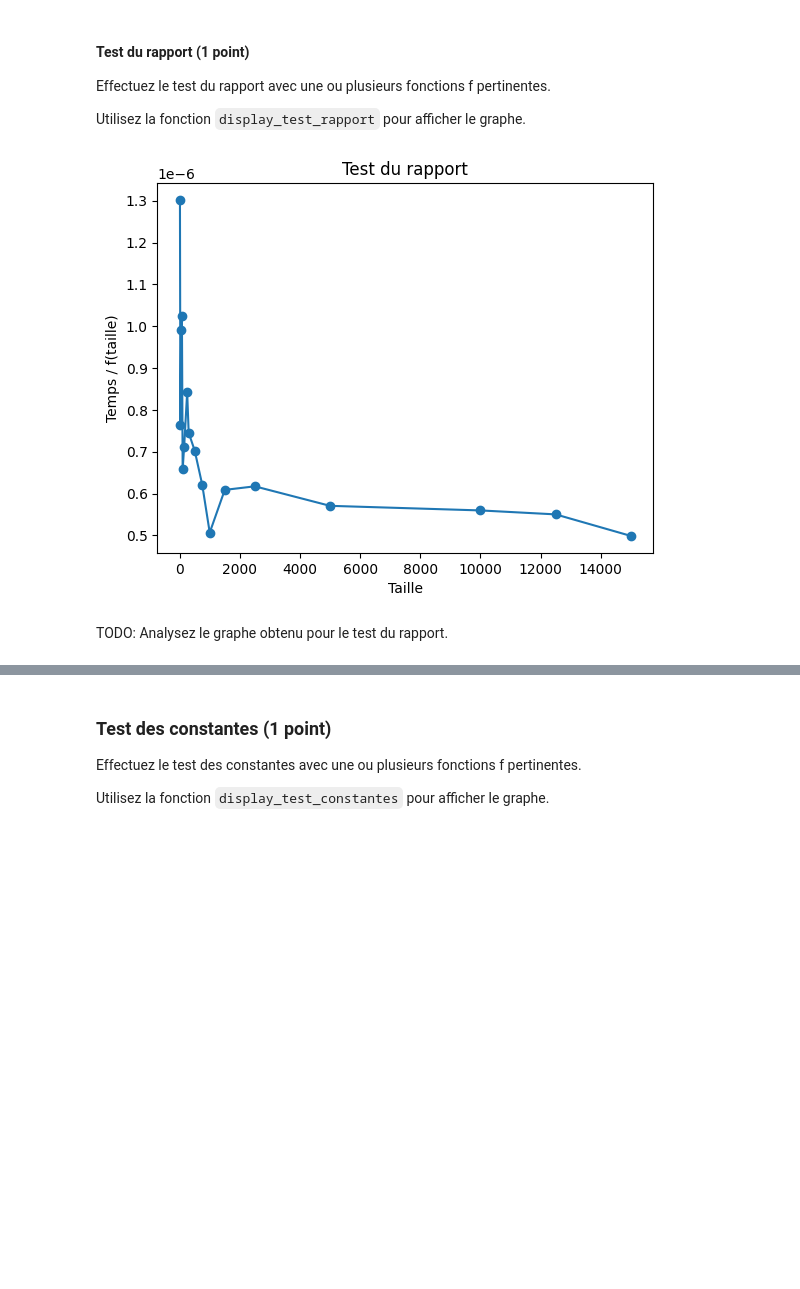
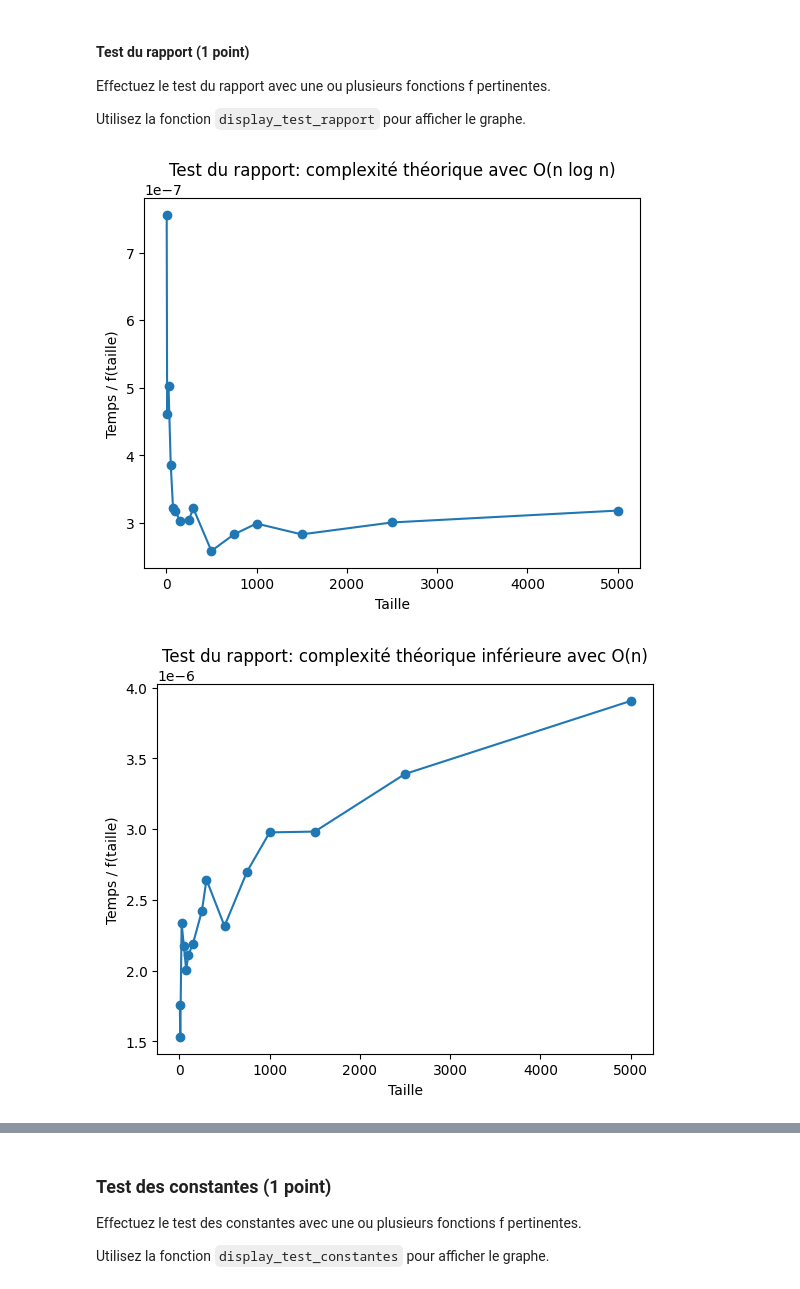
Before and after one commit to TPerronTouchette/INF8775, a Jupyter notebook: TP1_A25/TP1_A25.ipynb, the cells around one changed output, grey strips where cells are left out. Cells and saved outputs as stored; diff of their text form; code cells hidden in the pictures; blank space fills up the shorter version.

```diff
--- a/TP1_A25/TP1_A25.ipynb
+++ b/TP1_A25/TP1_A25.ipynb
@@ -631,13 +629,19 @@ TODO: Analysez le graphe obtenu pour le test de puissance.
 Effectuez le test du rapport avec une ou plusieurs fonctions f pertinentes.
 
 Utilisez la fonction `display_test_rapport` pour afficher le graphe.
-# %%
-# TODO: définissez f judicieusement
-def f(x):
-    return x * math.log2(x)
-
-display_test_rapport(values_test_rapport(measures_divide_naive_threshold, f))
-# %% [output]
-[figure, removed]
-# %% [markdown]
-TODO: Analysez le graphe obtenu pour le test du rapport.
+# %%
+def f(x):
+    return x * math.log2(x)
+
+def g(x):
+    return x
+
+def h(x):
+    return x**2
+
+display_test_rapport(values_test_rapport(measures_divide_naive_threshold, f), "Test du rapport: complexité théorique avec O(n log n)")
+display_test_rapport(second_values_test_rapport(measures_divide_naive_threshold, g), "Test du rapport: complexité théorique inférieure avec O(n)")
+display_test_rapport(third_values_test_rapport(measures_divide_naive_threshold, h), "Test du rapport: complexité théorique supérieure avec O(n^2)")
+# %% [output]
+[figure, added]
+[figure, added]
```
Also changed, not shown: parts of 19 cells of this notebook.
